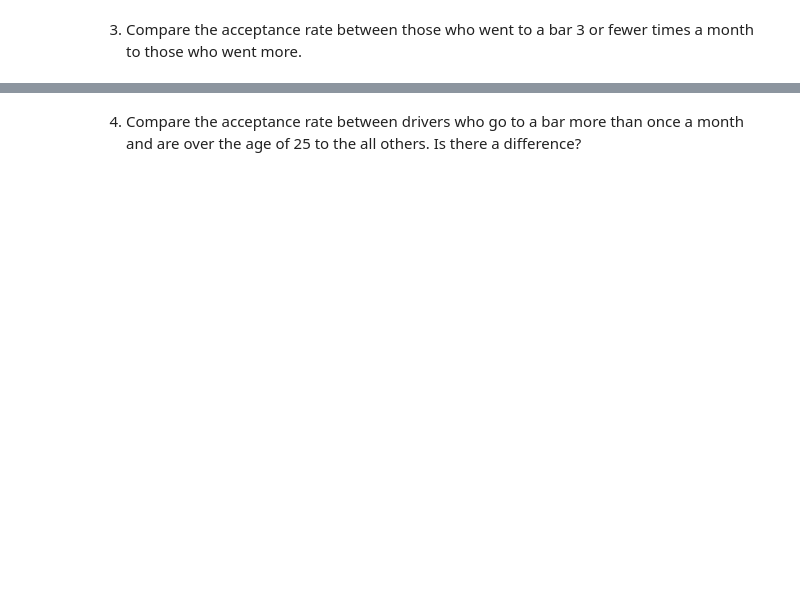
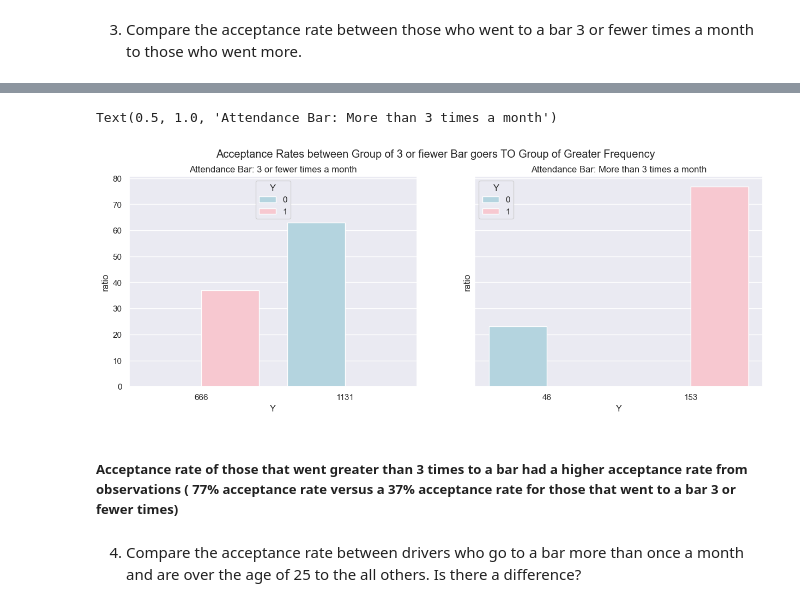
Before and after one commit to kesavan2017/ucbe-AIML-practical-application-51, a Jupyter notebook: prompt.ipynb, the cells around one changed output, grey strips where cells are left out. Saved outputs shown, nothing was run; the diff lists cells and outputs as text; code cells hidden in the pictures; blank space fills up the shorter version.

Commit message:
Wholesale updates to prompt responses and added standard ploting code block for subplots

```diff
--- a/prompt.ipynb
+++ b/prompt.ipynb
@@ -259,2 +332,29 @@ Now, we will lead you through an exploration of just the bar related coupons.
 # %% [markdown]
 3. Compare the acceptance rate between those who went to a bar 3 or fewer times a month to those who went more.
+# %%
+# Bar 	 ['never' 'less1' '1~3' 'gt8' 'unknown' '4~8']
+#Create filter lists for Question 3:
+options_3orFewer = ['never' 'less1' '1~3']
+options_more = ['gt8', '4~8']
+
+# Extract acceptance rate of coupon for observations with options_3or_Fewer:
+#df_bar_3orFewer = df_bar_coupon[df_bar_coupon['Bar'].isin(options_3orFewer)]
+df_bar_3orFewer = df_bar_coupon.query('Bar == "1~3" or Bar == "never" or Bar == "less1"').groupby("Y")[['Y']].count()
+
+df_bar_3orFewer['ratio'] = df_bar_3orFewer['Y']/df_bar_3orFewer.Y.sum()
+print (df_bar_3orFewer)
+
+# Extract acceptance rate of coupon for observations with options_more
+# Note we do not count "unknown" as the data cleaning step was to replace NaN values with "unknown"
+#df_bar_moreThan3 = df_bar_coupon[df_bar_coupon['Bar'].isin(options_more)]
+df_bar_moreThan3 = df_bar_coupon.query('Bar == "gt8" or Bar == "4~8"').groupby("Y")[['Y']].count()
+
+df_bar_moreThan3['ratio'] = df_bar_moreThan3['Y']/df_bar_moreThan3.Y.sum()
+print (df_bar_moreThan3)
+
+
+#Sanity Check the dataframes and query against main dataset:
+#Check Results form Dataframe aggregation (NOTE this Query of DF gets you all 3 conditions vs. the method of isin() )
+df_bar_coupon.query('Bar == "1~3" or Bar == "never" or Bar == "less1"').iloc[:, 15:26]
+#df_bar_coupon.query('')
+df_bar_coupon.query('Bar == "gt8" or Bar == "4~8"').iloc[:, 15:26]
@@ -261,2 +383,18 @@ Now, we will lead you through an exploration of just the bar related coupons.
+# %%
+# Create subplots to visualize the table for the Group that went to a bar 3 or fewer times vs. the group that went to a Bar more than 3 times a per month:
+# useful ref utilized: https://www.tutorialspoint.com/how-to-create-subplots-with-python-plotly
+#
+fig, axes = plt.subplots(1, 2, figsize=(15, 5), sharey=True)
+fig.suptitle('Acceptance Rates between Group of 3 or fiewer Bar goers TO Group of Greater Frequency')
+
+sns.barplot(ax=axes[0], x=df_bar_3orFewer['Y'], y=df_bar_3orFewer['ratio'].mul(100), hue=df_bar_3orFewer.index.astype(str), palette=['lightblue', 'pink'])
+sns.barplot(ax=axes[1], x=df_bar_moreThan3['Y'], y=df_bar_moreThan3['ratio'].mul(100), hue=df_bar_moreThan3.index.astype(str), palette=['lightblue', 'pink'])
+axes[0].set_title("Attendance Bar: 3 or fewer times a month")
+axes[1].set_title("Attendance Bar: More than 3 times a month")
+# %% [output]
+Text(0.5, 1.0, 'Attendance Bar: More than 3 times a month')
+[figure, added]
+# %% [markdown]
+##### Acceptance rate of those that went greater than 3 times to a bar had a higher acceptance rate from observations ( 77% acceptance rate versus a 37% acceptance rate for those that went to a bar 3 or fewer times)
 # %% [markdown]
 4. Compare the acceptance rate between drivers who go to a bar more than once a month and are over the age of 25 to the all others.  Is there a difference?
```
Also changed, not shown: parts of 17 cells of this notebook.
